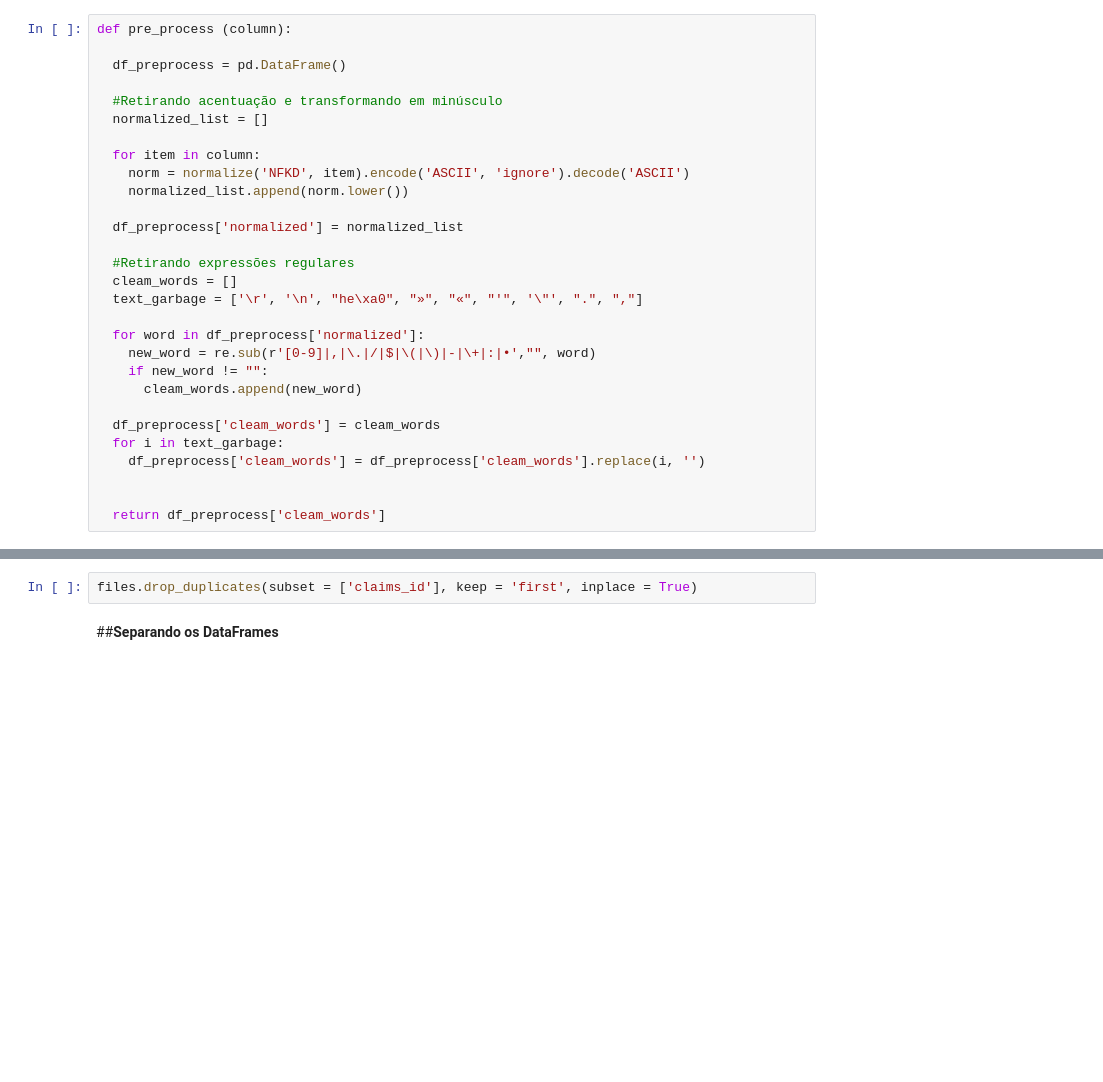
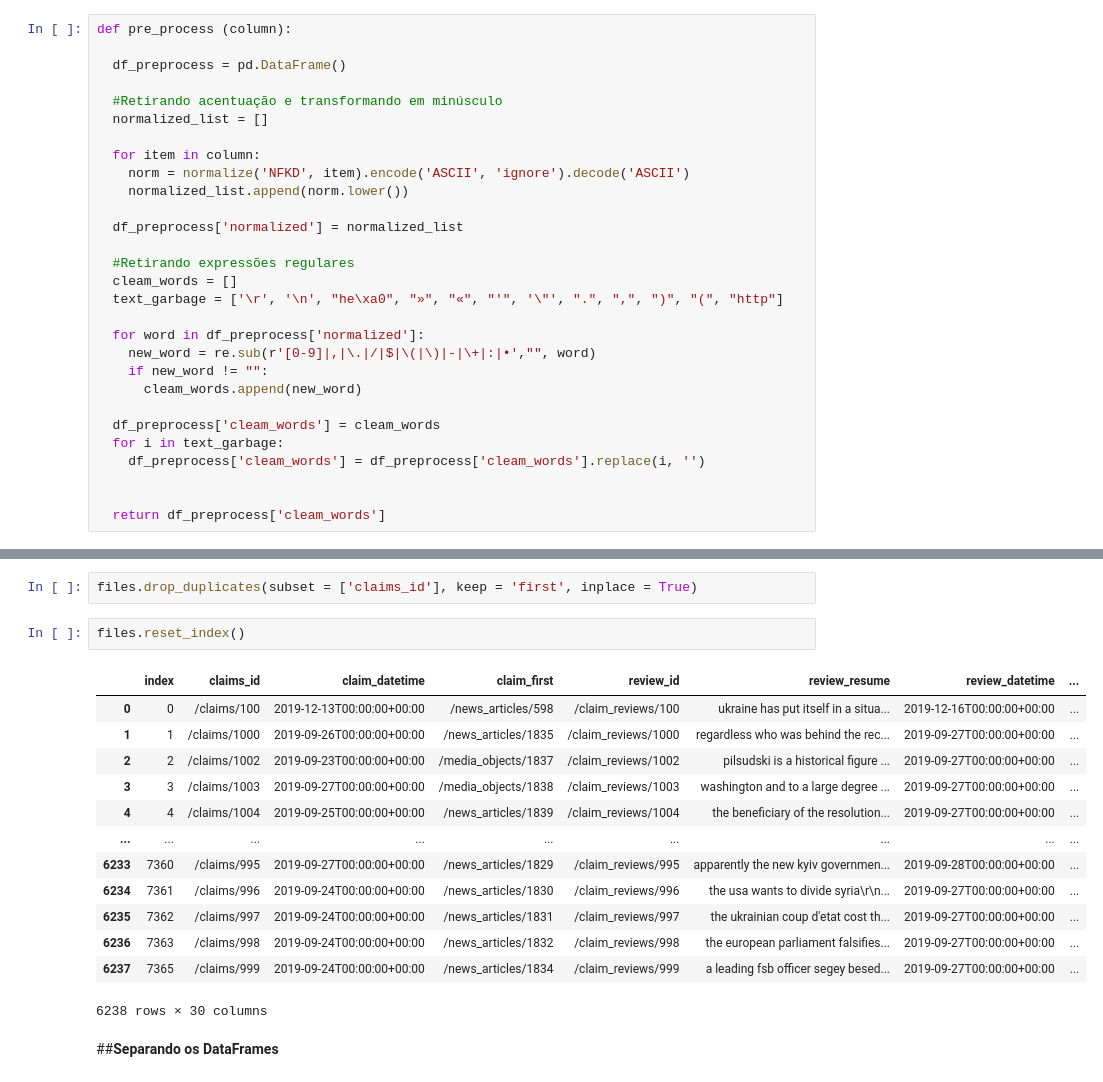
Before and after one commit to SamiraHabib/Fake_News, a Jupyter notebook: projeto_fake_news_1_1.ipynb, the cells around one changed output, grey strips where cells are left out. Drawn from its saved outputs; the diff is of its cells as text; blank space fills up the shorter version.

```diff
--- a/projeto_fake_news_1_1.ipynb
+++ b/projeto_fake_news_1_1.ipynb
@@ -339,7 +429,7 @@ def pre_process (column):
 
   #Retirando expressões regulares
   cleam_words = []
-  text_garbage = ['\r', '\n', "he\xa0", "»", "«", "'", '\"', ".", ","]
+  text_garbage = ['\r', '\n', "he\xa0", "»", "«", "'", '\"', ".", ",", ")", "(", "http"]
 
   for word in df_preprocess['normalized']:
     new_word = re.sub(r'[0-9]|,|\.|/|$|\(|\)|-|\+|:|•',"", word)
@@ -487,6 +577,22 @@ df_duplicates = pd.DataFrame()
 df_duplicates = files[files['claims_id'].duplicated()]
 # %%
 files.drop_duplicates(subset = ['claims_id'], keep = 'first', inplace = True)
+# %%
+files.reset_index()
+# %% [output]
+|  | index | claims_id | claim_datetime | claim_first | review_id | review_resume | review_datetime | ... |
+| 0 | 0 | /claims/100 | 2019-12-13T00:00:00+00:00 | /news_articles/598 | /claim_reviews/100 | ukraine has put itself in a situa... | 2019-12-16T00:00:00+00:00 | ... |
+| 1 | 1 | /claims/1000 | 2019-09-26T00:00:00+00:00 | /news_articles/1835 | /claim_reviews/1000 | regardless who was behind the rec... | 2019-09-27T00:00:00+00:00 | ... |
+| 2 | 2 | /claims/1002 | 2019-09-23T00:00:00+00:00 | /media_objects/1837 | /claim_reviews/1002 | pilsudski is a historical figure ... | 2019-09-27T00:00:00+00:00 | ... |
+| 3 | 3 | /claims/1003 | 2019-09-27T00:00:00+00:00 | /media_objects/1838 | /claim_reviews/1003 | washington and to a large degree ... | 2019-09-27T00:00:00+00:00 | ... |
+| 4 | 4 | /claims/1004 | 2019-09-25T00:00:00+00:00 | /news_articles/1839 | /claim_reviews/1004 | the beneficiary of the resolution... | 2019-09-27T00:00:00+00:00 | ... |
+| ... | ... | ... | ... | ... | ... | ... | ... | ... |
+| 6233 | 7360 | /claims/995 | 2019-09-27T00:00:00+00:00 | /news_articles/1829 | /claim_reviews/995 | apparently the new kyiv governmen... | 2019-09-28T00:00:00+00:00 | ... |
+| 6234 | 7361 | /claims/996 | 2019-09-24T00:00:00+00:00 | /news_articles/1830 | /claim_reviews/996 | the usa wants to divide syria\r\n... | 2019-09-27T00:00:00+00:00 | ... |
+| 6235 | 7362 | /claims/997 | 2019-09-24T00:00:00+00:00 | /news_articles/1831 | /claim_reviews/997 | the ukrainian coup d'etat cost th... | 2019-09-27T00:00:00+00:00 | ... |
+| 6236 | 7363 | /claims/998 | 2019-09-24T00:00:00+00:00 | /news_articles/1832 | /claim_reviews/998 | the european parliament falsifies... | 2019-09-27T00:00:00+00:00 | ... |
+| 6237 | 7365 | /claims/999 | 2019-09-24T00:00:00+00:00 | /news_articles/1834 | /claim_reviews/999 | a leading fsb officer segey besed... | 2019-09-27T00:00:00+00:00 | ... |
+6238 rows × 30 columns
 # %% [markdown]
 ##**Separando os DataFrames**
 # %% [markdown]
```
Also changed, not shown: parts of 19 cells of this notebook.
